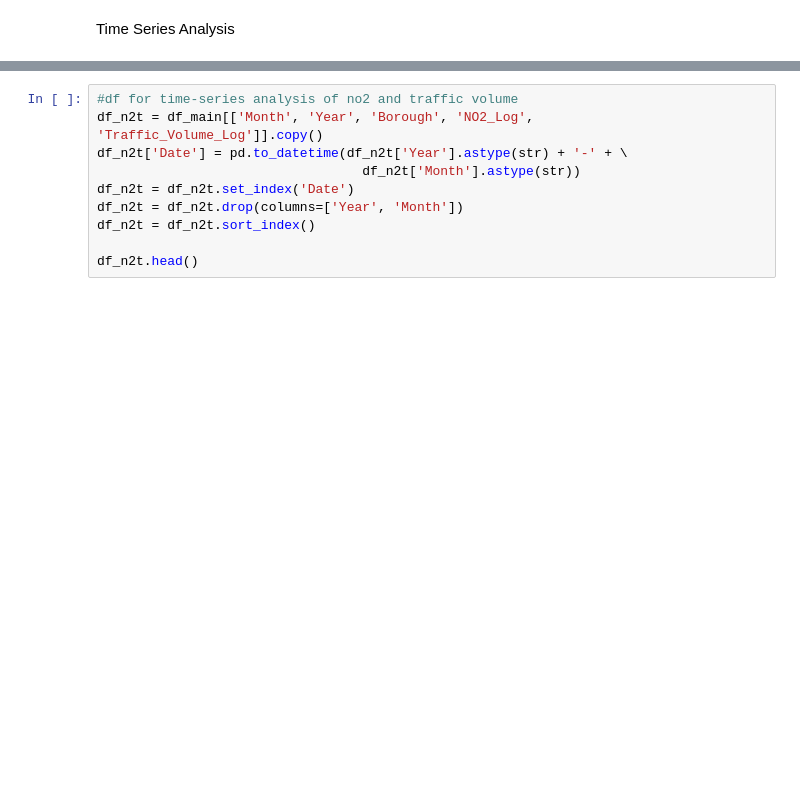
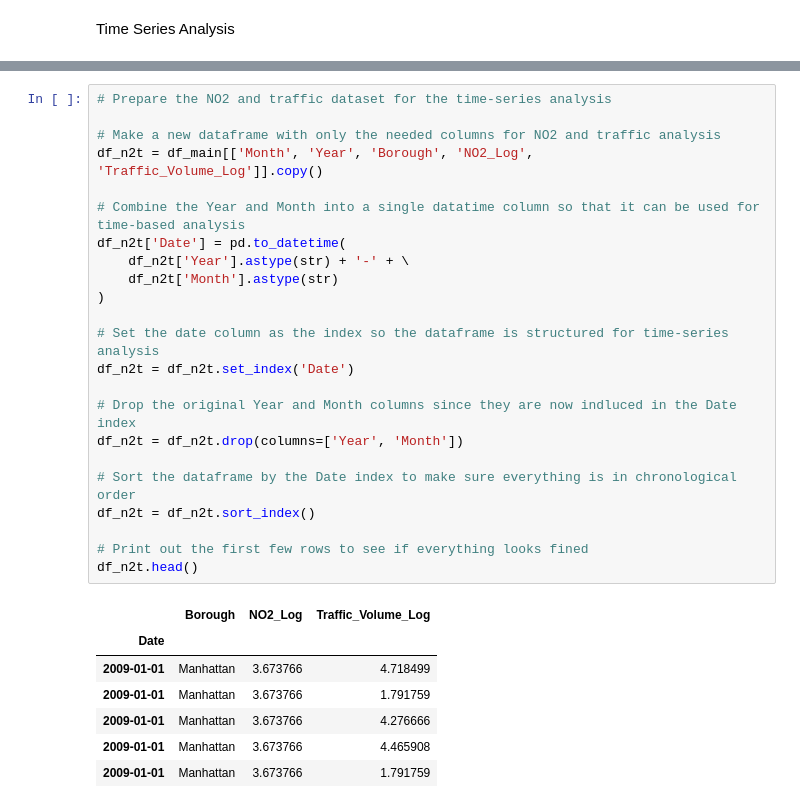
Before and after one commit to PonceEvelin/CS210_FinalProject, a Jupyter notebook: 02_analysis_and_modeling.ipynb, the cells around one changed output, grey strips where cells are left out. Drawn from its saved outputs; the diff is of its cells as text; blank space fills up the shorter version.

```diff
--- a/02_analysis_and_modeling.ipynb
+++ b/02_analysis_and_modeling.ipynb
@@ -283,11 +598,32 @@ df_pt.head()
 # %%
-#df for time-series analysis of no2 and traffic volume
+# Prepare the NO2 and traffic dataset for the time-series analysis
+
+# Make a new dataframe with only the needed columns for NO2 and traffic analysis
 df_n2t = df_main[['Month', 'Year', 'Borough', 'NO2_Log', 'Traffic_Volume_Log']].copy()
-df_n2t['Date'] = pd.to_datetime(df_n2t['Year'].astype(str) + '-' + \
-                                  df_n2t['Month'].astype(str))
+
+# Combine the Year and Month into a single datatime column so that it can be used for time-based analysis
+df_n2t['Date'] = pd.to_datetime(
+    df_n2t['Year'].astype(str) + '-' + \
+    df_n2t['Month'].astype(str)
+)
+
+# Set the date column as the index so the dataframe is structured for time-series analysis
 df_n2t = df_n2t.set_index('Date')
+
+# Drop the original Year and Month columns since they are now indluced in the Date index
 df_n2t = df_n2t.drop(columns=['Year', 'Month'])
+
+# Sort the dataframe by the Date index to make sure everything is in chronological order
 df_n2t = df_n2t.sort_index()
 
+# Print out the first few rows to see if everything looks fined
 df_n2t.head()
+# %% [output]
+|  | Borough | NO2_Log | Traffic_Volume_Log |
+| Date |  |  |  |
+| 2009-01-01 | Manhattan | 3.673766 | 4.718499 |
+| 2009-01-01 | Manhattan | 3.673766 | 1.791759 |
+| 2009-01-01 | Manhattan | 3.673766 | 4.276666 |
+| 2009-01-01 | Manhattan | 3.673766 | 4.465908 |
+| 2009-01-01 | Manhattan | 3.673766 | 1.791759 |
 # %%
```
Also changed, not shown: parts of 66 cells of this notebook, 1 other file.
